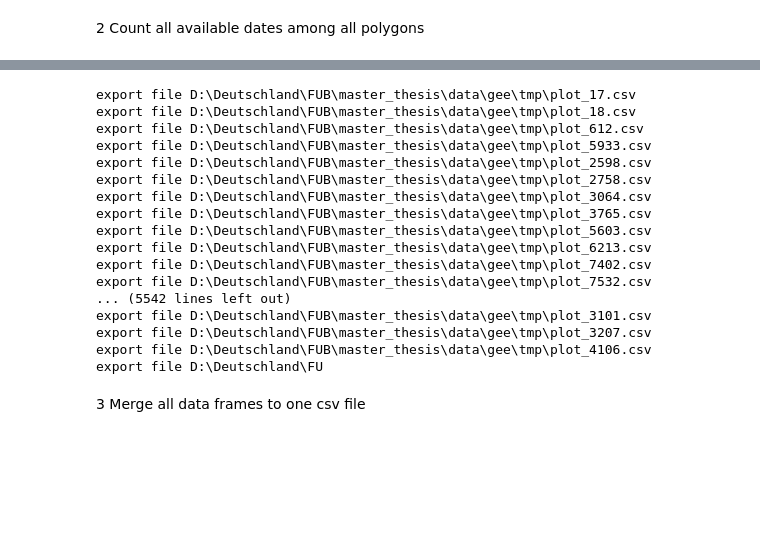
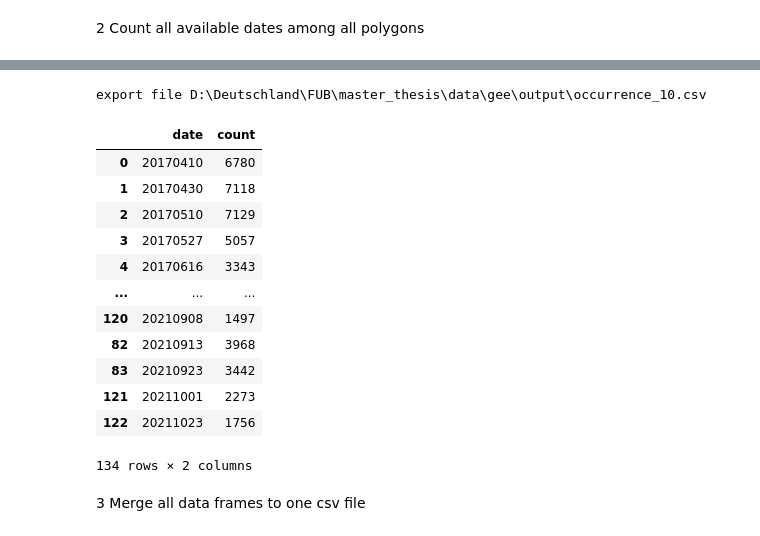
Before and after one commit to JKfuberlin/SITS-NN-Classification, a Jupyter notebook: notebook/s2_data.ipynb, the cells around one changed output, grey strips where cells are left out. Cells and saved outputs as stored; diff of their text form; code cells hidden in the pictures; blank space fills up the shorter version.

```diff
--- a/notebook/s2_data.ipynb
+++ b/notebook/s2_data.ipynb
@@ -6,9 +6,9 @@ sys.path.append('../')
 import utils.csv as csv
 # %%
 PATH='D:\\Deutschland\\FUB\\master_thesis\\data\\gee'
-INPUT_DIR = os.path.join(PATH,'extract_cloud10')
+INPUT_DIR = os.path.join(PATH,'bw_polygons_cloud10')
 OUTPUT_DIR = os.path.join(PATH, 'output')
-DATA_DIR = os.path.join(OUTPUT_DIR, 'daily')
+DATA_DIR = os.path.join(OUTPUT_DIR, 'bw_daily')
 
 DATE_CSV = 'occurrence_10.csv'
 MERGE_CSV = 'merged_10.csv'
@@ -60,58 +95,39 @@ def reshape(df:pd.DataFrame) -> pd.DataFrame:
 # %%
 def count_dates() -> pd.DataFrame:
     """Count all available dates among all polygons"""
     map = {}
     # read each csv file
     for file in files:
         if file.endswith(".csv"):
             in_path = os.path.join(INPUT_DIR, file)
-            try:
-                df = csv.load(in_path, 'date', True)
-                if df.empty:
-                    csv.delete(in_path)
-                    continue
-                # count date occurrence
-                for index, row in df.iterrows():
-                    date = index.strftime('%Y%m%d')
-                    map[date] = map.get(date, 0) + 1
-            except Exception:
-                # csv.delete(in_path)
-                continue
+            df = csv.load(in_path, 'date', True)
+            # count date occurrence
+            for index, row in df.iterrows():
+                date = index.strftime('%Y%m%d')
+                map[date] = map.get(date, 0) + 1
     # export output as csv
     dates = list(map.keys())
     counts = list(map.values())
     output = pd.DataFrame({'date':dates, 'count':counts})
     output.sort_values(by='date', ascending=True, inplace=True)
     csv.export(output, date_path, index=False)
     return output
+count_dates()
+# %% [output]
+export file D:\Deutschland\FUB\master_thesis\data\gee\output\occurrence_10.csv
+|  | date | count |
+| 0 | 20170410 | 6780 |
+| 1 | 20170430 | 7118 |
+| 2 | 20170510 | 7129 |
+| 3 | 20170527 | 5057 |
+| 4 | 20170616 | 3343 |
+| ... | ... | ... |
+| 120 | 20210908 | 1497 |
+| 82 | 20210913 | 3968 |
+| 83 | 20210923 | 3442 |
+| 121 | 20211001 | 2273 |
+| 122 | 20211023 | 1756 |
+134 rows × 2 columns
-# %%
-tmp_dir = os.path.join(PATH,'tmp')
-for file in files:
-    if file.endswith(".csv"):
-        in_path = os.path.join(INPUT_DIR, file)
-        df = csv.load(in_path, 'date', True)
-        df = df[df.index.year < 2022]
-        id = df.iloc[0, 12]
-        out_path = os.path.join(tmp_dir, f'plot_{id}.csv')
-        csv.export(df, out_path, True)
-# %% [output]
-export file D:\Deutschland\FUB\master_thesis\data\gee\tmp\plot_17.csv
-export file D:\Deutschland\FUB\master_thesis\data\gee\tmp\plot_18.csv
-export file D:\Deutschland\FUB\master_thesis\data\gee\tmp\plot_612.csv
-export file D:\Deutschland\FUB\master_thesis\data\gee\tmp\plot_5933.csv
-export file D:\Deutschland\FUB\master_thesis\data\gee\tmp\plot_2598.csv
-export file D:\Deutschland\FUB\master_thesis\data\gee\tmp\plot_2758.csv
-export file D:\Deutschland\FUB\master_thesis\data\gee\tmp\plot_3064.csv
-export file D:\Deutschland\FUB\master_thesis\data\gee\tmp\plot_3765.csv
-export file D:\Deutschland\FUB\master_thesis\data\gee\tmp\plot_5603.csv
-export file D:\Deutschland\FUB\master_thesis\data\gee\tmp\plot_6213.csv
-export file D:\Deutschland\FUB\master_thesis\data\gee\tmp\plot_7402.csv
-export file D:\Deutschland\FUB\master_thesis\data\gee\tmp\plot_7532.csv
-... (5542 lines left out)
-export file D:\Deutschland\FUB\master_thesis\data\gee\tmp\plot_3101.csv
-export file D:\Deutschland\FUB\master_thesis\data\gee\tmp\plot_3207.csv
-export file D:\Deutschland\FUB\master_thesis\data\gee\tmp\plot_4106.csv
-export file D:\Deutschland\FU
 # %% [markdown]
 3 Merge all data frames to one csv file
 # %%
```
Also changed, not shown: parts of 6 cells of this notebook, 41 other files.
